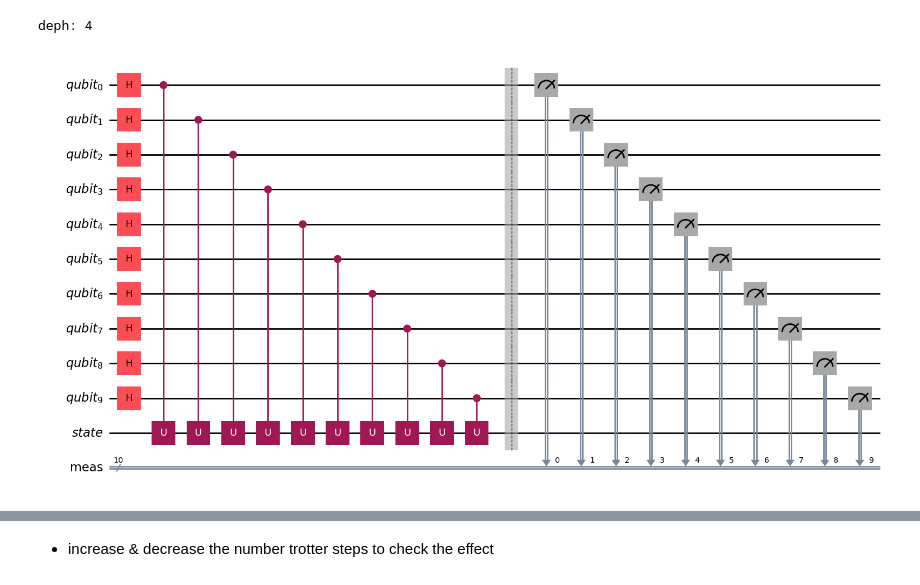
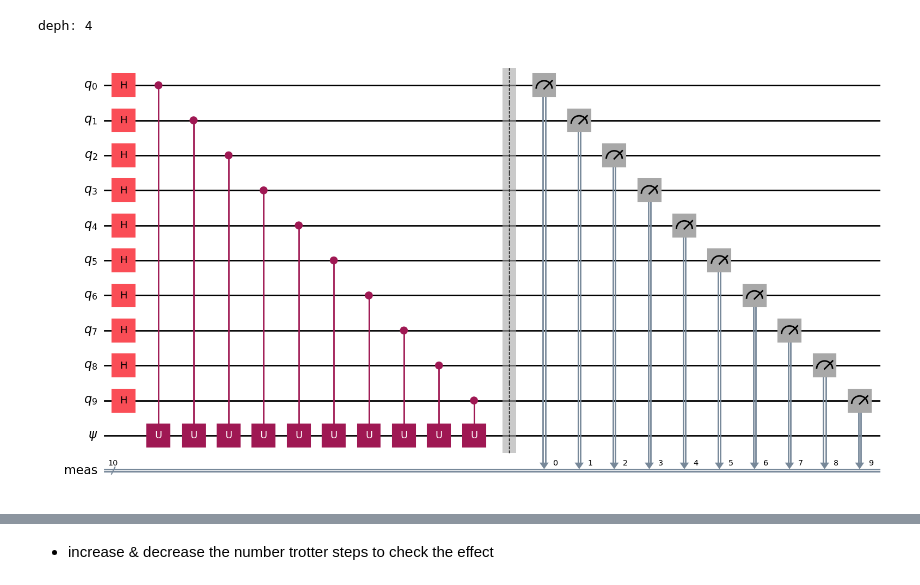
Before and after one commit to abelcarreras/CourseQuantumComputing, a Jupyter notebook: day_4/qpe.ipynb, the cells around one changed output, grey strips where cells are left out. Saved outputs shown, nothing was run; the diff lists cells and outputs as text; code cells hidden in the pictures.

```diff
--- a/day_4/qpe.ipynb
+++ b/day_4/qpe.ipynb
@@ -344,40 +344,37 @@ deph: 4
 # %%
 from qiskit import QuantumCircuit, QuantumRegister, ClassicalRegister
 
 n_qubits = 10
 q = QuantumRegister(n_qubits, 'q')
 c_reg = ClassicalRegister(n_qubits, 'meas')
 
 anc = QuantumRegister(1, r'\psi')
 
-# build Hadamard test circuit
-qc_qpe = QuantumCircuit(q, anc, c_reg)
+# build signal circuit
+qc_signal = QuantumCircuit(q, anc, c_reg)
 
 dt = 0.5
 
-# intial state
-#qc_qpe.x(anc[0])
-
 for i in range(n_qubits):
-    qc_qpe.h(q[i])
+    qc_signal.h(q[i])
 
 for i in range(n_qubits):
 
     circ_te = get_time_evolution_circuit(2**i*dt)
     U_gate = circ_te.to_gate(label="U")
     U_controlled_gate = U_gate.control(1)
-    qc_qpe.append(U_controlled_gate, [q[i], anc[0]])
+    qc_signal.append(U_controlled_gate, [q[i], anc[0]])
 
 
     #U_controlled_gate = (circ_te.to_gate(label="U")).control(i)
 
-qc_qpe.barrier()
+qc_signal.barrier()
 for i in range(n_qubits):
-    qc_qpe.measure(q[i], c_reg[i])
+    qc_signal.measure(q[i], c_reg[i])
 
-qc_qpe.draw('mpl')
+qc_signal.draw('mpl')
 # %% [output]
-[figure, old version]
+[figure, new version]
 # %%
 from qiskit.primitives import StatevectorSampler
 
```
Also changed, not shown: parts of 6 cells of this notebook, 11 other files.
